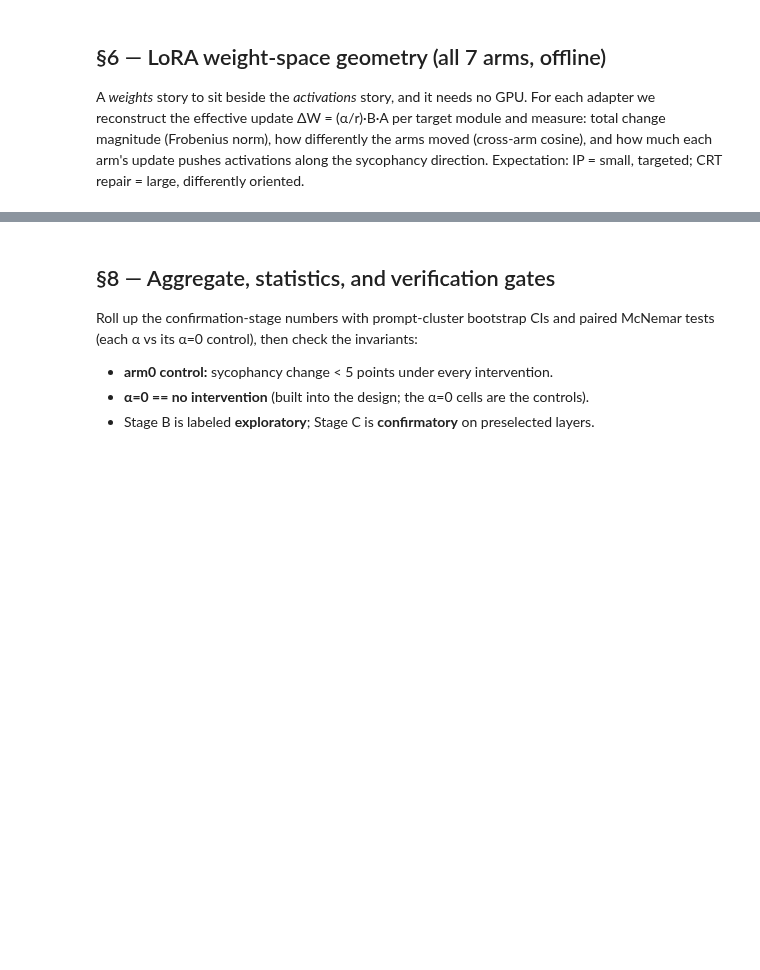
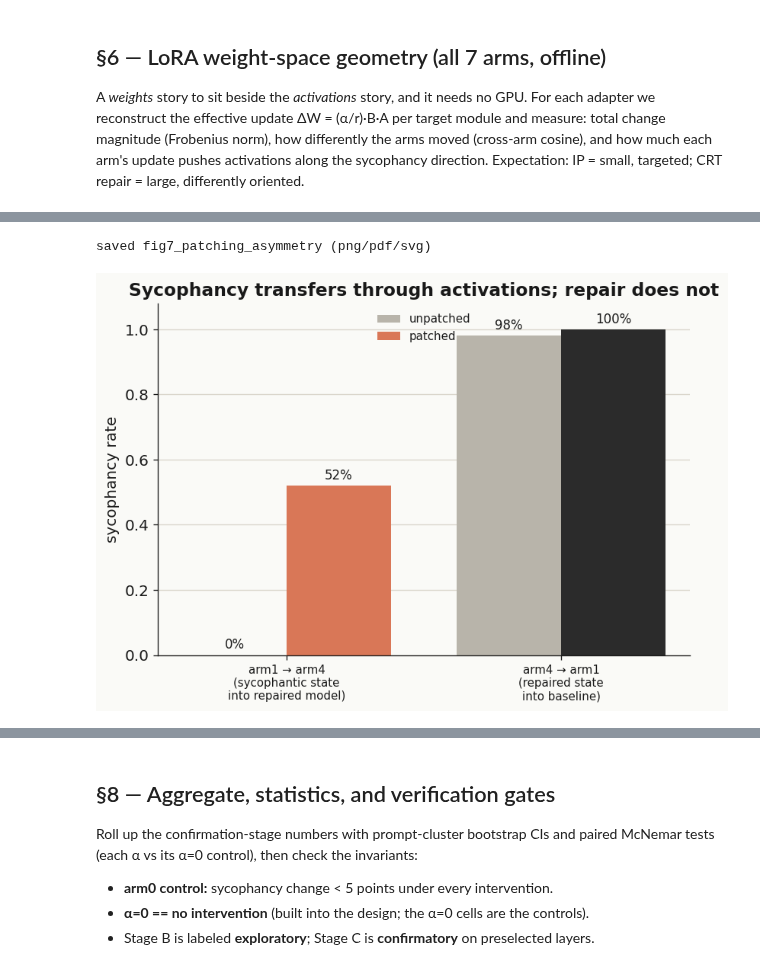
Before and after one commit to Ayesha-Imr/inoculate-or-reflect, a Jupyter notebook: notebooks/phase4_mechanistic_nnsight.ipynb, the cells around one changed output, grey strips where cells are left out. Saved outputs shown, nothing was run; the diff lists cells and outputs as text; code cells hidden in the pictures; blank space fills up the shorter version.

```diff
--- a/notebooks/phase4_mechanistic_nnsight.ipynb
+++ b/notebooks/phase4_mechanistic_nnsight.ipynb
@@ -869,0 +1246,32 @@ for r in eval_syco[:3]:
+# %%
+# §7 figure — the patching asymmetry (reads the checkpointed patch_results.jsonl).
+import numpy as np
+set_style()
+prows = read_jsonl(patch_file)
+dirs = ["arm1_to_arm4", "arm4_to_arm1"]
+dst  = {"arm1_to_arm4": "arm4", "arm4_to_arm1": "arm1"}
+LBL  = {"arm1_to_arm4": "arm1 → arm4\n(sycophantic state\ninto repaired model)",
+        "arm4_to_arm1": "arm4 → arm1\n(repaired state\ninto baseline)"}
+un, pa = {}, {}
+for d in dirs:
+    rs = [r for r in prows if r["direction"] == d]
+    un[d] = float(np.mean([r["syco_unpatched"] for r in rs]))
+    pa[d] = float(np.mean([r["syco_patched"] for r in rs]))
+
+fig, ax = plt.subplots(figsize=(7.5, 5))
+x = np.arange(len(dirs)); w = 0.38
+ax.bar(x - w / 2, [un[d] for d in dirs], w, color="#B8B4AA", label="unpatched")
+ax.bar(x + w / 2, [pa[d] for d in dirs], w,
+       color=[ARM_COLORS[dst[d]] for d in dirs], label="patched")
+for i, d in enumerate(dirs):
+    ax.text(x[i] - w / 2, un[d] + 0.02, f"{un[d]:.0%}", ha="center", fontsize=10)
+    ax.text(x[i] + w / 2, pa[d] + 0.02, f"{pa[d]:.0%}", ha="center", fontsize=10)
+ax.set_xticks(x); ax.set_xticklabels([LBL[d] for d in dirs], fontsize=9)
+ax.set_ylim(0, 1.08); ax.set_ylabel("sycophancy rate")
+ax.grid(axis="x", visible=False)
+ax.set_title("Sycophancy transfers through activations; repair does not")
+ax.legend(loc="upper center", fontsize=9)
+savefig(fig, "fig7_patching_asymmetry"); plt.show()
+# %% [output]
+saved fig7_patching_asymmetry (png/pdf/svg)
+[figure, added]
```
Also changed, not shown: parts of 39 cells of this notebook, 1 other file.
